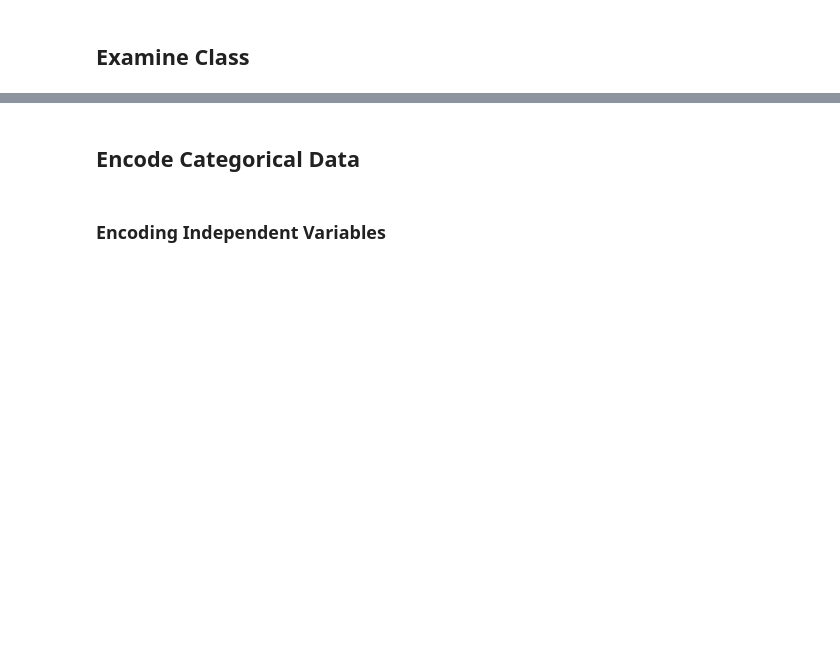
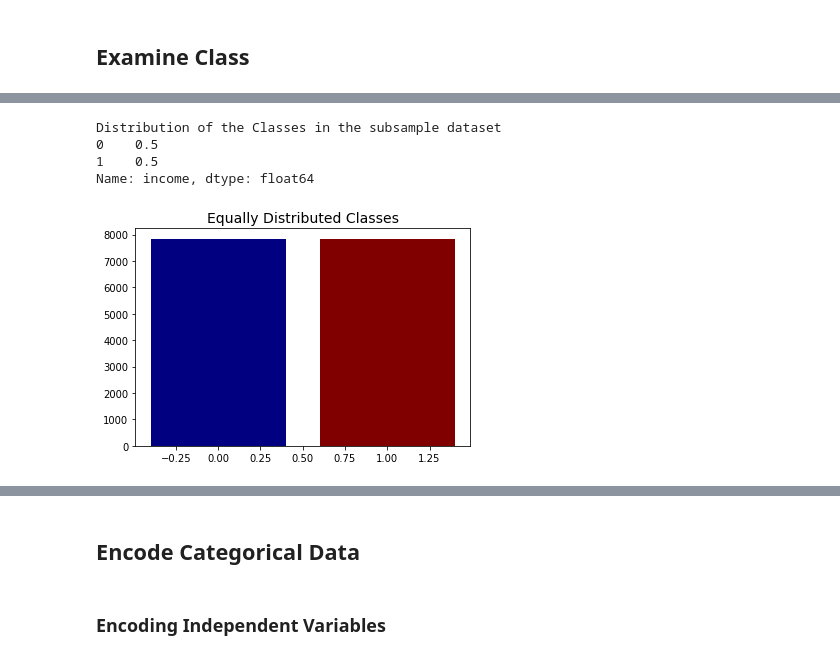
Before and after one commit to AlifioDitya/Annual-Salary-Prediction-Model, a Jupyter notebook: income.ipynb, the cells around one changed output, grey strips where cells are left out. Saved outputs shown, nothing was run; the diff lists cells and outputs as text; code cells hidden in the pictures; blank space fills up the shorter version.

Commit message:
Cleaned data from outliers and implemented undersampling

```diff
--- a/income.ipynb
+++ b/income.ipynb
@@ -13,6 +14,7 @@ import numpy as np
 # %%
 df = pd.read_csv("adult.csv")
 df[df == '?'] = np.nan
+df['income']=df['income'].map({'<=50K': 0, '>50K': 1})
 df
 # %% [output]
 |  | age | workclass | fnlwgt | education | education.num | marital.status | occupation | relationship | ... |
@@ -104,0 +97,18 @@ X
+# %%
+# As shown before, the dataset has a skewed distribution of classes
+# Balancing needs to be done in order to have a normal distribution of the classes
+
+# Shuffle dataset
+df = df.sample(frac=1)
+
+# Separate the classes of <=50k (0) and >50k (1)
+# Take a slice of class 0 since there are larger proportions of 0's than 1's
+over_df = df.loc[df['income'] == 1]
+under_df = df.loc[df['income'] == 0][:7841]
+
+normal_dist_df = pd.concat([over_df, under_df])
+
+# Shuffle dataframe rows
+new_df = normal_dist_df.sample(frac=1, random_state=4)
+
+new_df.head()
@@ -104,0 +122,15 @@ X
+# %%
+# Distribution plot for new dataframe
+print('Distribution of the Classes in the subsample dataset')
+counts = new_df['income'].value_counts()
+print(counts/len(new_df))
+
+plt.bar(counts.index, counts.values, color=['navy', 'maroon'])
+plt.title('Equally Distributed Classes', fontsize=14)
+plt.show()
+# %% [output]
+Distribution of the Classes in the subsample dataset
+0    0.5
+1    0.5
+Name: income, dtype: float64
+[figure, added]
```
Also changed, not shown: parts of 31 cells of this notebook.
